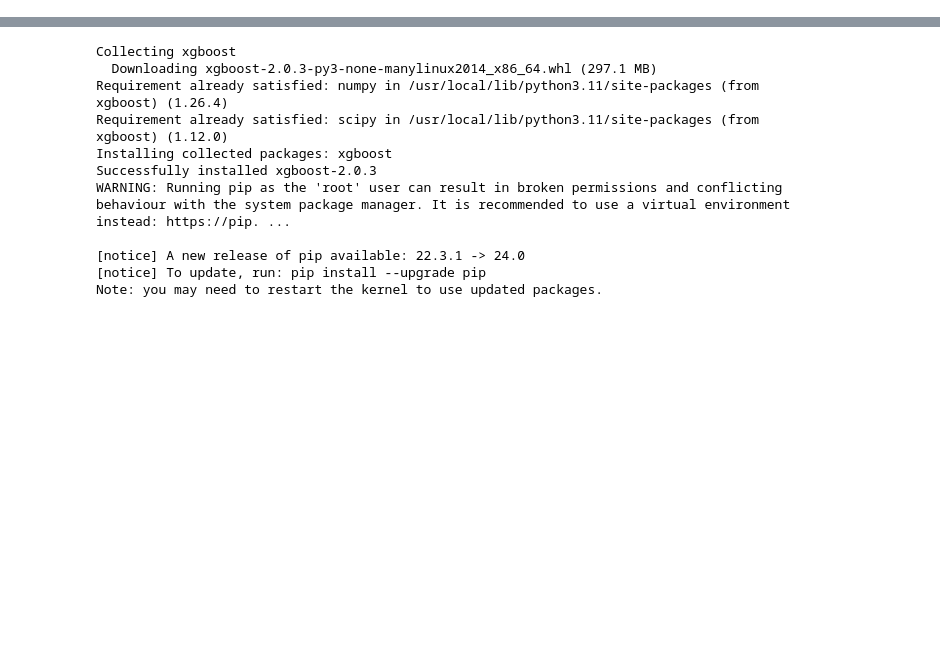
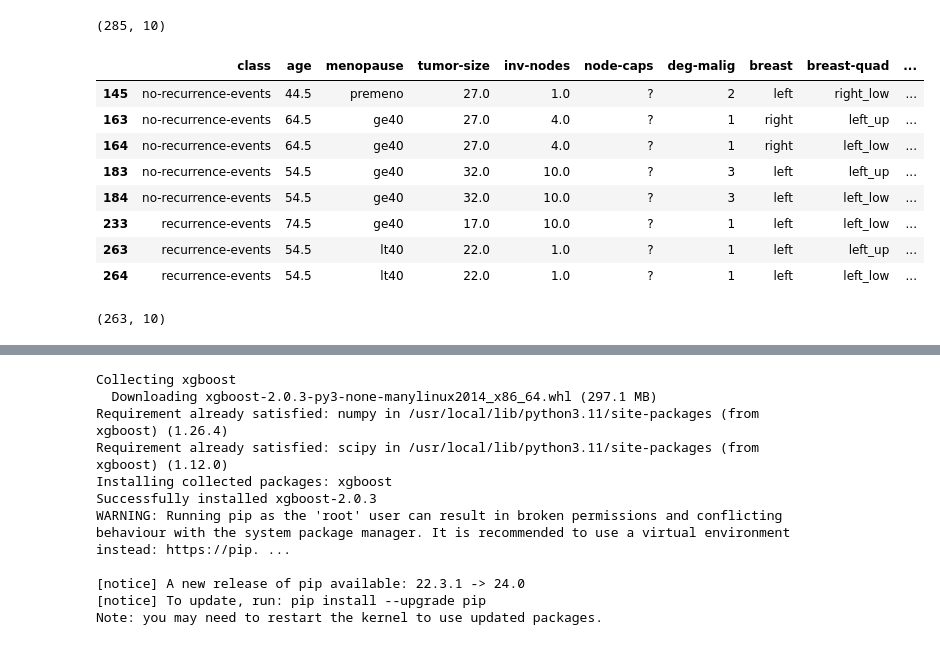
Before and after one commit to aJimenez19037/COE379L-Projects, a Jupyter notebook: Project4/XGBoost.ipynb, the cells around one changed output, grey strips where cells are left out. Cells and saved outputs as stored; diff of their text form; code cells hidden in the pictures; blank space fills up the shorter version.

```diff
--- a/Project4/XGBoost.ipynb
+++ b/Project4/XGBoost.ipynb
@@ -52,5 +10,0 @@ data["inv-nodes"] = data["inv-nodes"].replace({'0-2':'1', '3-5':'4','6-8':'7','9
-# %%
-## converting the columns to ints
-data["age"] = data["age"].astype(int)
-data["tumor-size"] = data["tumor-size"].astype(int)
-data["inv-nodes"] = data["inv-nodes"].astype(int)
@@ -77,0 +70,19 @@ memory usage: 11.3 KB
+# %%
+data[data['breast-quad'] == "?"] # just one row is missing data and there is no way to get the value so we will just remove it
+data = data.drop([206])
+data[data['breast-quad'] == "?"]
+data.shape # one row was removed
+# %% [output]
+(285, 10)
+# %%
+data[data['node-caps'] == "?"] # repeat for node-caps since there does not seem to be one thing that tells us if it should be yes or no
+# %% [output]
+|  | class | age | menopause | tumor-size | inv-nodes | node-caps | deg-malig | breast | breast-quad | ... |
+| 145 | no-recurrence-events | 44.5 | premeno | 27.0 | 1.0 | ? | 2 | left | right_low | ... |
+| 163 | no-recurrence-events | 64.5 | ge40 | 27.0 | 4.0 | ? | 1 | right | left_up | ... |
+| 164 | no-recurrence-events | 64.5 | ge40 | 27.0 | 4.0 | ? | 1 | right | left_low | ... |
+| 183 | no-recurrence-events | 54.5 | ge40 | 32.0 | 10.0 | ? | 3 | left | left_up | ... |
+| 184 | no-recurrence-events | 54.5 | ge40 | 32.0 | 10.0 | ? | 3 | left | left_low | ... |
+| 233 | recurrence-events | 74.5 | ge40 | 17.0 | 10.0 | ? | 1 | left | left_low | ... |
+| 263 | recurrence-events | 54.5 | lt40 | 22.0 | 1.0 | ? | 1 | left | left_up | ... |
+| 264 | recurrence-events | 54.5 | lt40 | 22.0 | 1.0 | ? | 1 | left | left_low | ... |
@@ -77,0 +91,5 @@ memory usage: 11.3 KB
+# %%
+data.drop_duplicates(inplace=True, ignore_index=True)
+data.shape # eliminated 14 duplicates
+# %% [output]
+(263, 10)
```
Also changed, not shown: parts of 26 cells of this notebook, 5 other files.
